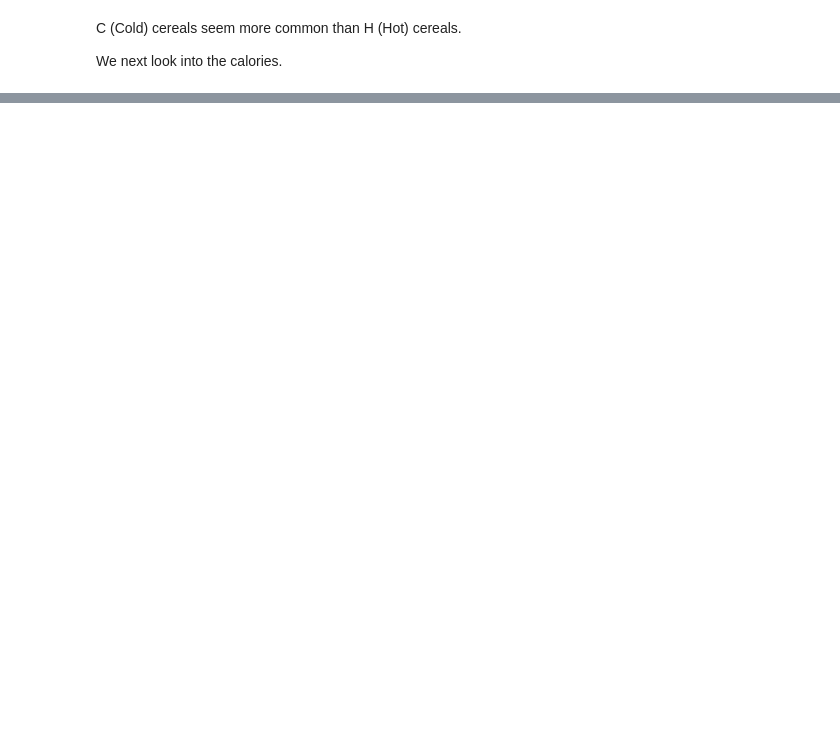
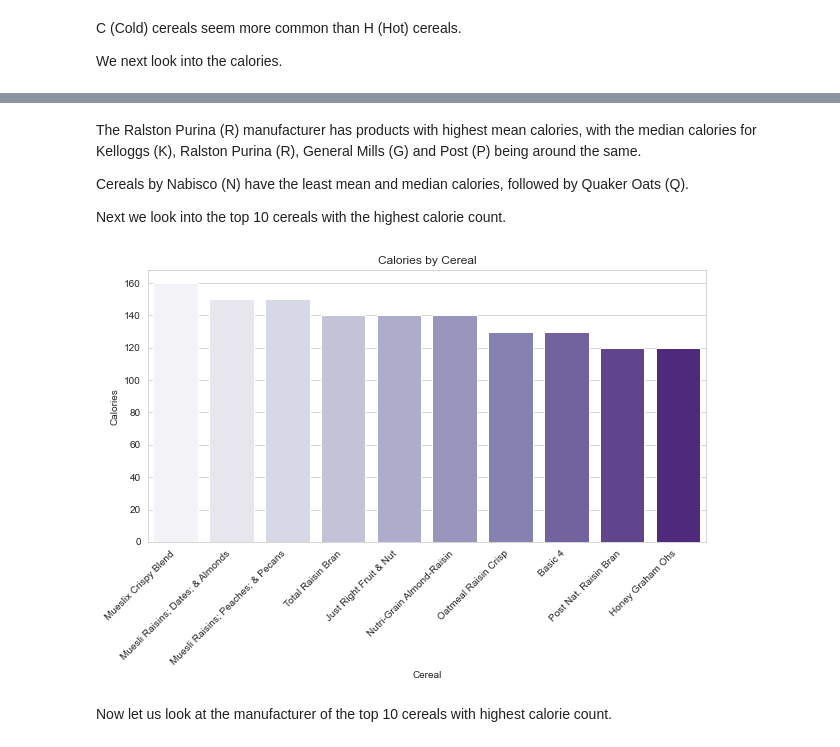
Before and after one commit to ayg15/cereals, a Jupyter notebook: Cereals EDA.ipynb, the cells around one changed output, grey strips where cells are left out. Saved outputs shown, nothing was run; the diff lists cells and outputs as text; code cells hidden in the pictures; blank space fills up the shorter version.

```diff
--- a/Cereals EDA.ipynb
+++ b/Cereals EDA.ipynb
@@ -189,0 +191,23 @@ plt.show()
+# %% [markdown]
+The Ralston Purina (R) manufacturer has products with highest mean calories, with the median calories for Kelloggs (K), Ralston Purina (R), General Mills (G) and Post (P) being around the same.
+
+Cereals by Nabisco (N) have the least mean and median calories, followed by Quaker Oats (Q).
+
+Next we look into the top 10 cereals with the highest calorie count.
+# %%
+plt.figure(figsize = (10,5))
+sns.barplot(data = cereals_df.sort_values(by = 'calories', ascending = False).head(10),
+            x = 'name',
+            y = 'calories',
+            palette = 'Purples')
+
+plt.xticks(rotation = 45,
+           horizontalalignment='right')
+plt.xlabel('Cereal')
+plt.ylabel('Calories')
+plt.title('Calories by Cereal')
+plt.show()
+# %% [output]
+[figure, added]
+# %% [markdown]
+Now let us look at the manufacturer of the top 10 cereals with highest calorie count.
```
Also changed, not shown: parts of 20 cells of this notebook.
